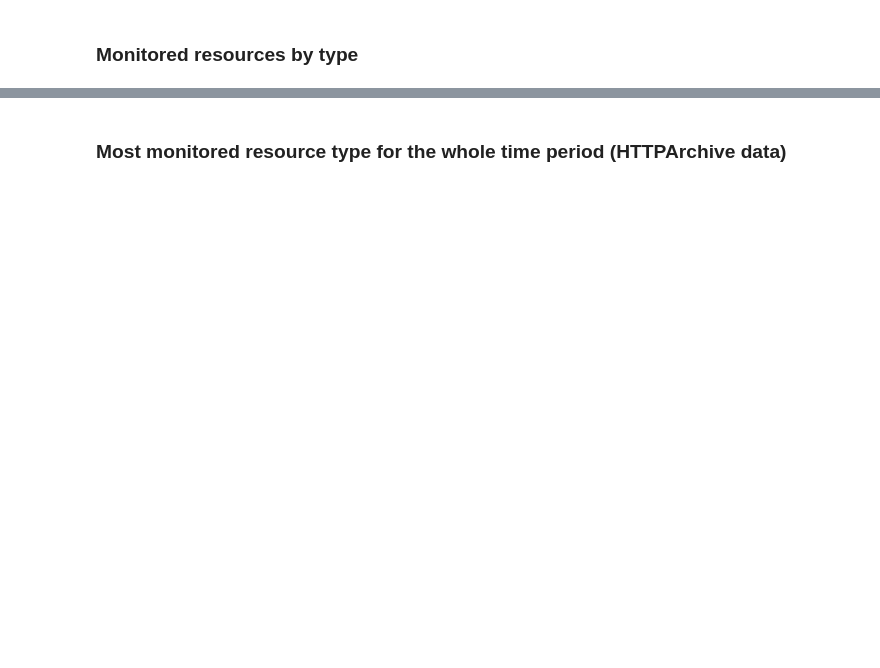
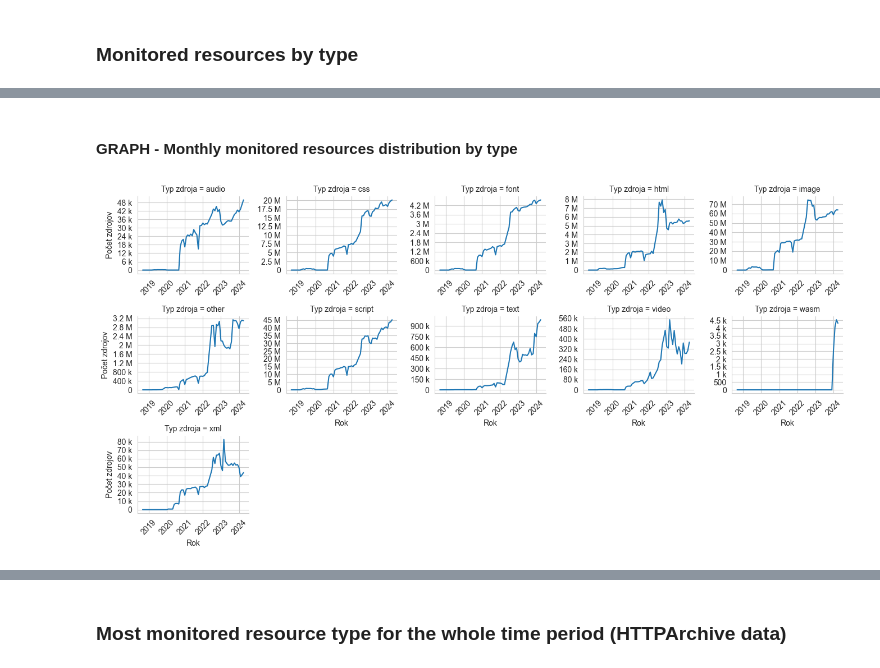
Before and after one commit to JurikMatej/IBP-NEL-Analysis-Scripts, a Jupyter notebook: results/httparchive_nel_monitored_resource_types.ipynb, the cells around one changed output, grey strips where cells are left out. Drawn from its saved outputs; the diff is of its cells as text; code cells hidden in the pictures; blank space fills up the shorter version.

```diff
--- a/results/httparchive_nel_monitored_resource_types.ipynb
+++ b/results/httparchive_nel_monitored_resource_types.ipynb
@@ -91,0 +96,48 @@ monthly_data
+# %% [markdown]
+#### GRAPH - Monthly monitored resources distribution by type
+# %%
+data = monthly_data.copy()
+data['count'] = data['count'].astype('int64')
+
+data['date_fmt'] = data['date'].map(lambda date: pd.to_datetime(date))
+
+data.rename(columns={'type': 'Typ zdroja', 'date_fmt': 'Dátum', 'count': 'Počet'}, inplace=True)
+
+pivoted_data = data.pivot_table(index='Typ zdroja', columns='Dátum', values='Počet').fillna(0)
+
+to_plot = pivoted_data
+
+to_plot = to_plot.stack()
+to_plot = to_plot.reset_index()
+to_plot.rename(columns={0: 'Počet'}, inplace=True)
+
+sns.set_style('whitegrid')
+
+g = sns.relplot(to_plot, kind='line', x='Dátum', y='Počet',
+                col='Typ zdroja', col_wrap=5,
+                height=2.25, aspect=1.2,
+                facet_kws={'sharey': False, 'sharex': False}
+                )
+
+for idx, ax in enumerate(g.axes):
+    ax.xaxis.remove_overlapping_locs = False
+    years = mdates.YearLocator()
+    ax.xaxis.set_major_locator(years)
+    ax.xaxis.set_major_formatter(mdates.DateFormatter("%Y"))
+
+    ax.xaxis.set_minor_locator(ticker.NullLocator())
+
+    ax.yaxis.set_major_locator(ticker.MaxNLocator(integer=True))
+    ax.yaxis.set_major_formatter(ticker.EngFormatter())
+
+    ax.tick_params(axis='x', which="major", rotation=45)
+
+
+g.set_xlabels("Rok")
+g.set_ylabels("Počet zdrojov")
+
+g.tight_layout()
+
+g.savefig("graphs/httparchive_nel_resource_types_dist.pdf")
+# %% [output]
+[figure, added]
```
Also changed, not shown: parts of 8 cells of this notebook, 2 other files.
